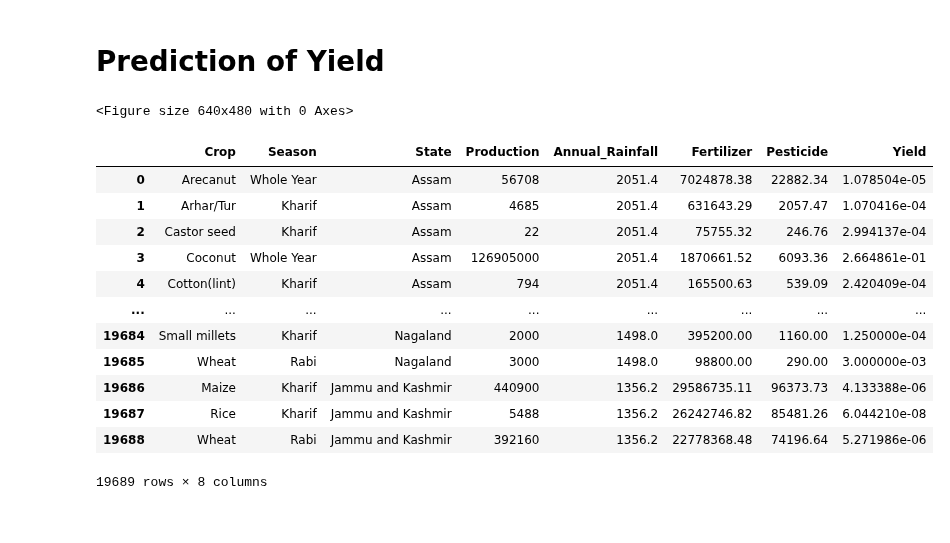
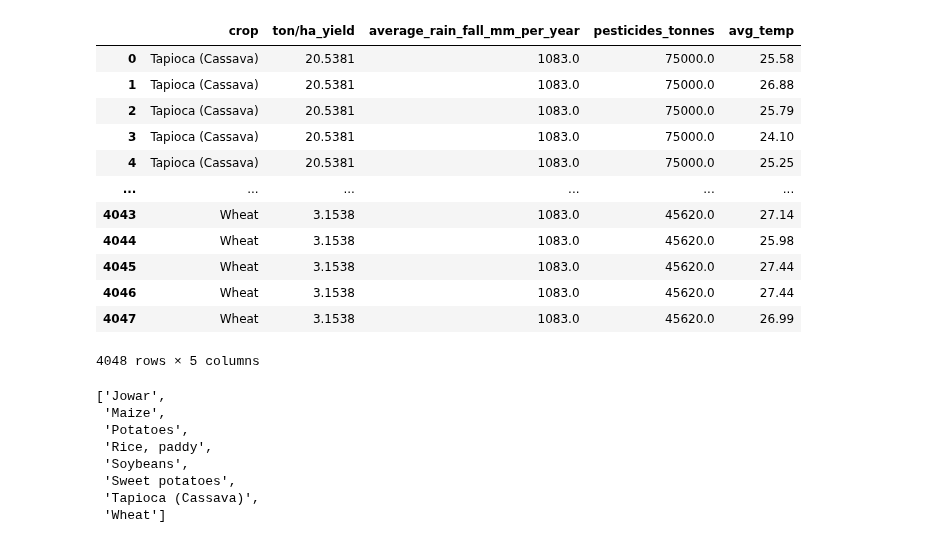
Before and after one commit to Fresh-Fields/ml-official, a Jupyter notebook: yield.prediction.ipynb, the cells around one changed output. Drawn from its saved outputs; the diff is of its cells as text; code cells hidden in the pictures.

```diff
--- a/yield.prediction.ipynb
+++ b/yield.prediction.ipynb
@@ -1,16 +0,0 @@
-# %% [markdown]
-# Prediction of Yield
-# %%
-import pandas as pd
-
-import matplotlib.pyplot as plt
-import seaborn as sns
-import numpy as np
-
-import warnings
-
-plt.tight_layout()
-# supress the annoying sns future deprecation warnings
-warnings.simplefilter(action="ignore", category=FutureWarning)
-# %% [output]
-<Figure size 640x480 with 0 Axes>
@@ -27,19 +14,17 @@ warnings.simplefilter(action="ignore", category=FutureWarning)
 # %%
-df = pd.read_csv("./data/crop.yield.prediction.2.csv")
-df["Yield"] = df["Yield"].div(df["Area"])
-df = df.drop(columns=["Crop_Year", "Area"])
+df = pd.read_csv("./data/crop.yield.prediction.csv")
 df
 # %% [output]
-|  | Crop | Season | State | Production | Annual_Rainfall | Fertilizer | Pesticide | Yield |
-| 0 | Arecanut | Whole Year | Assam | 56708 | 2051.4 | 7024878.38 | 22882.34 | 1.078504e-05 |
-| 1 | Arhar/Tur | Kharif | Assam | 4685 | 2051.4 | 631643.29 | 2057.47 | 1.070416e-04 |
-| 2 | Castor seed | Kharif | Assam | 22 | 2051.4 | 75755.32 | 246.76 | 2.994137e-04 |
-| 3 | Coconut | Whole Year | Assam | 126905000 | 2051.4 | 1870661.52 | 6093.36 | 2.664861e-01 |
-| 4 | Cotton(lint) | Kharif | Assam | 794 | 2051.4 | 165500.63 | 539.09 | 2.420409e-04 |
-| ... | ... | ... | ... | ... | ... | ... | ... | ... |
-| 19684 | Small millets | Kharif | Nagaland | 2000 | 1498.0 | 395200.00 | 1160.00 | 1.250000e-04 |
-| 19685 | Wheat | Rabi | Nagaland | 3000 | 1498.0 | 98800.00 | 290.00 | 3.000000e-03 |
-| 19686 | Maize | Kharif | Jammu and Kashmir | 440900 | 1356.2 | 29586735.11 | 96373.73 | 4.133388e-06 |
-| 19687 | Rice | Kharif | Jammu and Kashmir | 5488 | 1356.2 | 26242746.82 | 85481.26 | 6.044210e-08 |
-| 19688 | Wheat | Rabi | Jammu and Kashmir | 392160 | 1356.2 | 22778368.48 | 74196.64 | 5.271986e-06 |
+|  | crop | ton/ha_yield | average_rain_fall_mm_per_year | pesticides_tonnes | avg_temp |
+| 0 | Tapioca (Cassava) | 20.5381 | 1083.0 | 75000.0 | 25.58 |
+| 1 | Tapioca (Cassava) | 20.5381 | 1083.0 | 75000.0 | 26.88 |
+| 2 | Tapioca (Cassava) | 20.5381 | 1083.0 | 75000.0 | 25.79 |
+| 3 | Tapioca (Cassava) | 20.5381 | 1083.0 | 75000.0 | 24.10 |
+| 4 | Tapioca (Cassava) | 20.5381 | 1083.0 | 75000.0 | 25.25 |
+| ... | ... | ... | ... | ... | ... |
+| 4043 | Wheat | 3.1538 | 1083.0 | 45620.0 | 27.14 |
+| 4044 | Wheat | 3.1538 | 1083.0 | 45620.0 | 25.98 |
+| 4045 | Wheat | 3.1538 | 1083.0 | 45620.0 | 27.44 |
+| 4046 | Wheat | 3.1538 | 1083.0 | 45620.0 | 27.44 |
+| 4047 | Wheat | 3.1538 | 1083.0 | 45620.0 | 26.99 |
-19689 rows × 8 columns
+4048 rows × 5 columns
@@ -49,0 +31,12 @@ unique_states = list(np.unique(df["State"]))
+# %%
+unique_crops = np.unique(df["crop"]).tolist()
+unique_crops
+# %% [output]
+['Jowar',
+ 'Maize',
+ 'Potatoes',
+ 'Rice, paddy',
+ 'Soybeans',
+ 'Sweet potatoes',
+ 'Tapioca (Cassava)',
+ 'Wheat']
```
Also changed, not shown: parts of 16 cells of this notebook, 3 other files.
